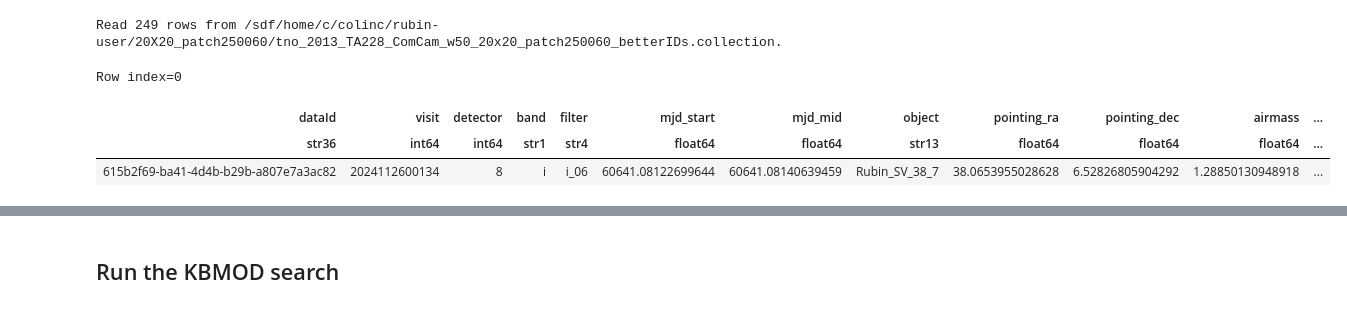
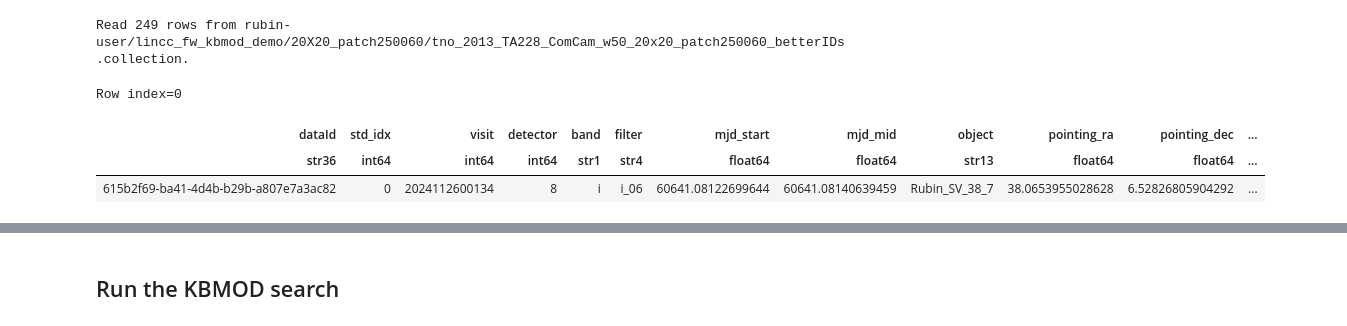
Before and after one commit to lincc-frameworks/midpoint-review, a Jupyter notebook: docs/notebooks/kbmod/kbmod_usdf.ipynb, the cells around one changed output, grey strips where cells are left out. Cells and saved outputs as stored; diff of their text form; code cells hidden in the pictures.

```diff
--- a/docs/notebooks/kbmod/kbmod_usdf.ipynb
+++ b/docs/notebooks/kbmod/kbmod_usdf.ipynb
@@ -93,0 +62,32 @@ guess_dist = 39  # au
+# %%
+# Working directories
+basedir = f"rubin-user/lincc_fw_kbmod_demo"  # Root directory for the demo.
+workdir = f"{basedir}/20X20_patch250060"  # The subdirectory where images and other input and output files will be located
+
+# The file contains the configuration parameters used for the KBMOD search.
+kbmod_config_path = f"{workdir}/search_config_deep_20250122_39au_a.yaml"
+
+# The KBMOD ImageCollection containing Butler-derived metadata.
+full_comcam_ic_path = (
+    f"{basedir}/LSSTComCam_runs_DRP_20241101_20241211_w_2024_50_DM-48128.collection"
+)
+
+# This is an ImageCollection, output by kbmod.ImageCollection
+ic_path = f"{workdir}/tno_2013_TA228_ComCam_w50_20x20_patch250060_betterIDs.collection"
+
+# Define the filename of the WorkUnit that combines the metadata from the ImageCollection and the image data from the Butler.
+wu_filename = "tno_2013_TA228_ComCam_w50_20x20_patch110571_wu.fits"
+
+# Reprojected (i.e., reflex-corrected) configuration.
+repro_shard_dir = os.path.join(
+    workdir, "repro"
+)  # The directory to store the reprojected WorkUnit.
+repro_workunit_filename = wu_filename + ".repro"
+
+# Paths for results filtering and analysis
+ml_model_path = f"{basedir}/kbmod_comcam_05.h5"  # the CNN model
+skybot_table_path = f"/sdf/home/c/colinc/skytable.csv"  # solar system objects viewable in the ComCam fields found via SkyBot service
+
+# Create any missing directories
+for dirname in [basedir, workdir, repro_shard_dir]:
+    os.makedirs(dirname, exist_ok=True)
@@ -94,14 +129,16 @@ guess_dist = 39  # au
 # %%
 # Load the ImageCollection
-ic = kbmod.ImageCollection.read(colfile)
-print(f"Read {len(ic)} rows from {colfile}.")
+ic = kbmod.ImageCollection.read(ic_path)
+print(f"Read {len(ic)} rows from {ic_path}.")
 # %% [output]
-Read 249 rows from /sdf/home/c/colinc/rubin-user/20X20_patch250060/tno_2013_TA228_ComCam_w50_20x20_patch250060_betterIDs.collection.
+Read 249 rows from rubin-user/lincc_fw_kbmod_demo/20X20_patch250060/tno_2013_TA228_ComCam_w50_20x20_patch250060_betterIDs.collection.
 # %%
-# Example row from the ImageCollection
-ic[0]
+# Example row from the ImageCollection, trimmed to remove bulky columns (e.g., WCS)
+display_ic = ic.data.copy()
+display_ic.remove_columns(["wcs", "global_wcs", "config"])
+display_ic[0]
 # %% [output]
 Row index=0
-| dataId | visit | detector | band | filter | mjd_start | mjd_mid | object | pointing_ra | pointing_dec | airmass | ... |
-| str36 | int64 | int64 | str1 | str4 | float64 | float64 | str13 | float64 | float64 | float64 | ... |
-| 615b2f69-ba41-4d4b-b29b-a807e7a3ac82 | 2024112600134 | 8 | i | i_06 | 60641.08122699644 | 60641.08140639459 | Rubin_SV_38_7 | 38.0653955028628 | 6.52826805904292 | 1.28850130948918 | ... |
+| dataId | std_idx | visit | detector | band | filter | mjd_start | mjd_mid | object | pointing_ra | pointing_dec | ... |
+| str36 | int64 | int64 | int64 | str1 | str4 | float64 | float64 | str13 | float64 | float64 | ... |
+| 615b2f69-ba41-4d4b-b29b-a807e7a3ac82 | 0 | 2024112600134 | 8 | i | i_06 | 60641.08122699644 | 60641.08140639459 | Rubin_SV_38_7 | 38.0653955028628 | 6.52826805904292 | ... |
```
Also changed, not shown: parts of 51 cells of this notebook.
